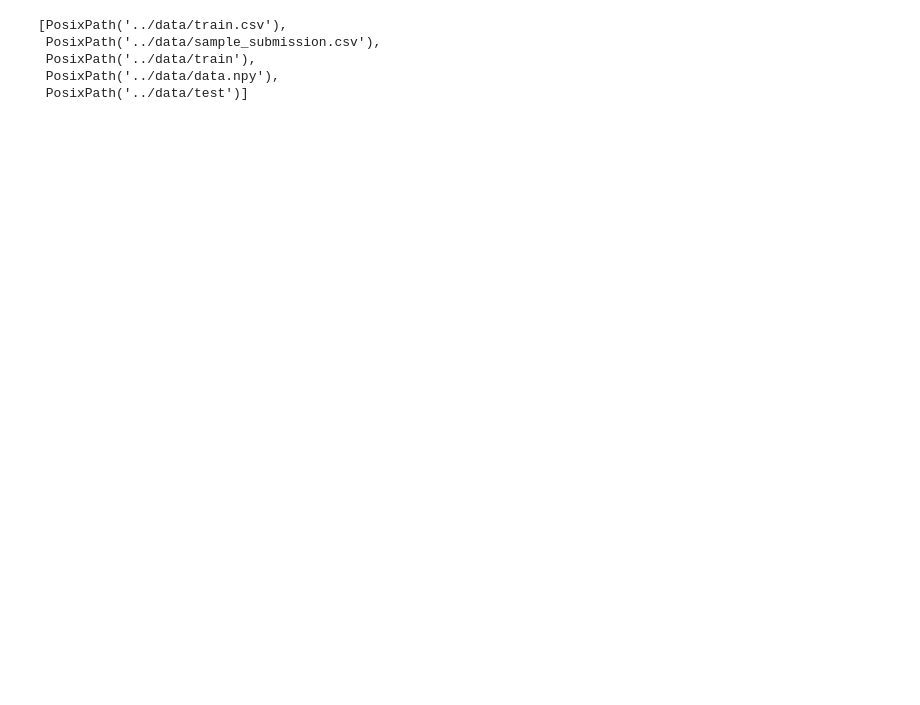
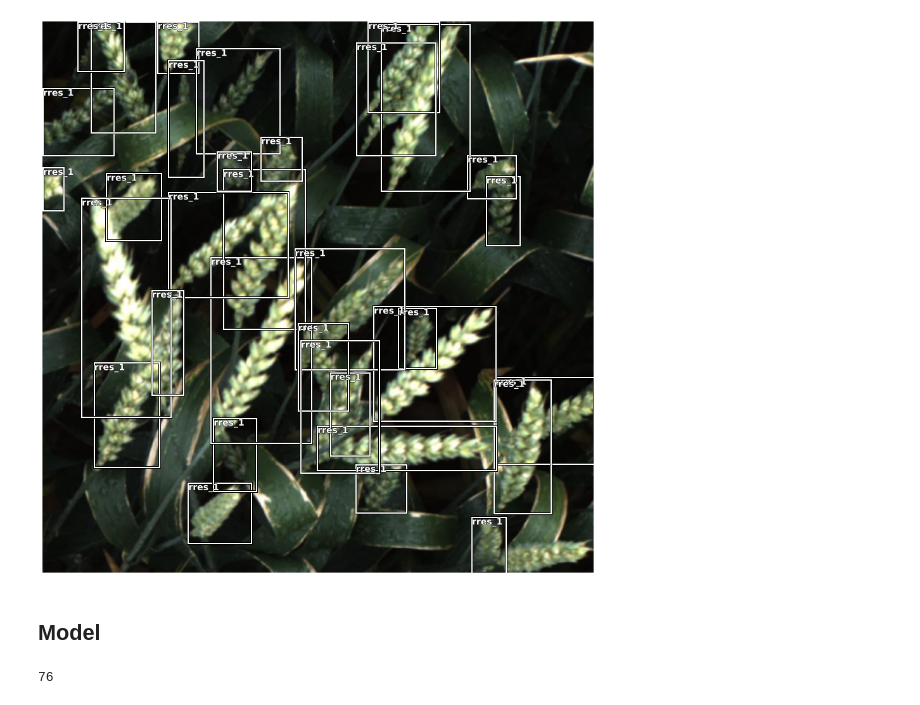
Before and after one commit to nithinivi/DL_learning, a Jupyter notebook: wheat_nb/simple_model_traning.ipynb, the cells around one changed output. Saved outputs shown, nothing was run; the diff lists cells and outputs as text; code cells hidden in the pictures; blank space fills up the shorter version.

Commit message:
model traning

```diff
--- a/wheat_nb/simple_model_traning.ipynb
+++ b/wheat_nb/simple_model_traning.ipynb
@@ -8,9 +0,0 @@ from pdb import set_trace
-# %%
-path = Path('../data')
-path.ls()
-# %% [output]
-[PosixPath('../data/train.csv'),
- PosixPath('../data/sample_submission.csv'),
- PosixPath('../data/train'),
- PosixPath('../data/data.npy'),
- PosixPath('../data/test')]
@@ -19,5 +0,0 @@ arr = np.load(path/"data.npy", allow_pickle=True)
-# %%
-def get_bbox(fn):
-    "Gets bounding box from `fn`"
-    idx = np.where((arr[:,0] == fn.name[:-4]))
-    return arr[idx][0][1]
@@ -23,0 +3,7 @@ def get_bbox(fn):
+# %%
+wheat= DataBlock(blocks=(ImageBlock, BBoxBlock, BBoxLblBlock),
+                 get_items=get_items,
+                 splitter=RandomSplitter(),
+                 get_y=[get_bbox, get_lbl],
+                 item_tfms=Resize(512, method=ResizeMethod.Pad),
+                 n_inp=1)
@@ -23,0 +12,9 @@ def get_bbox(fn):
+# %%
+dls = wheat.dataloaders(path,bs=2)
+# %%
+dls.show_batch(max_n=1, figsize=(16,16)
+              )
+# %% [output]
+[figure, added]
+# %% [markdown]
+## Model
@@ -23,0 +25,4 @@ def get_bbox(fn):
+# %%
+get_c(dls)
+# %% [output]
+76
```
Also changed, not shown: parts of 12 cells of this notebook, 9 other files.
